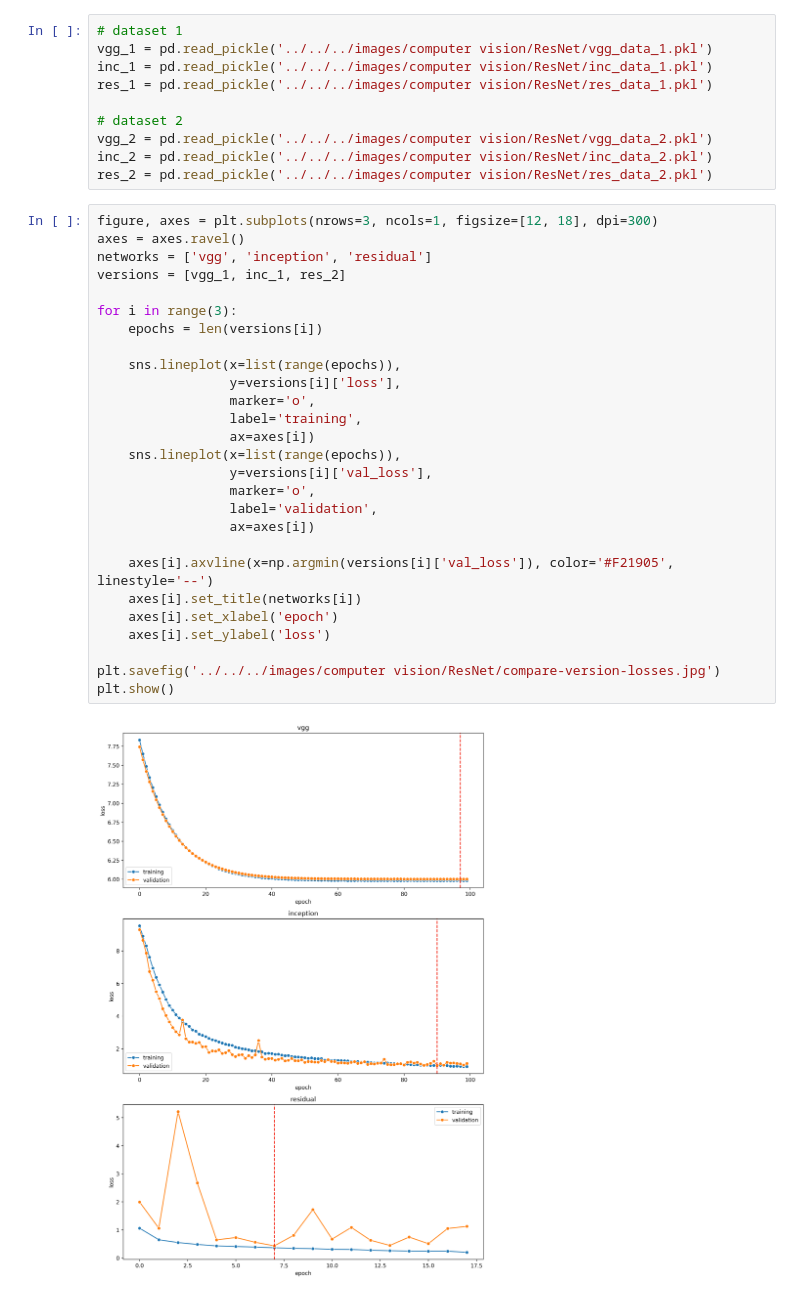
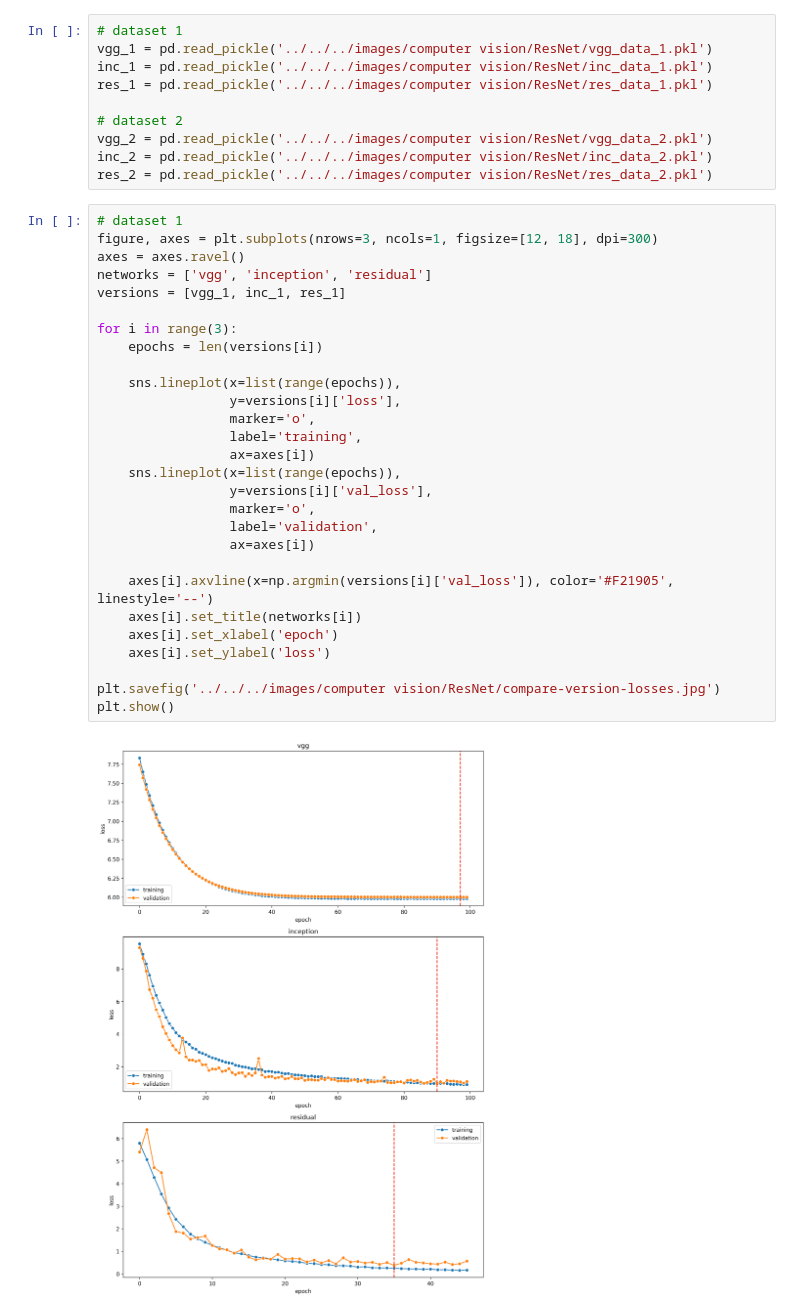
Before and after one commit to ashen007/DeepLearning-goes-deep, a Jupyter notebook: notebooks/computer vision/residual/test.ipynb, the cells around one changed output. Cells and saved outputs as stored; diff of their text form.

```diff
--- a/notebooks/computer vision/residual/test.ipynb
+++ b/notebooks/computer vision/residual/test.ipynb
@@ -50,31 +50,32 @@ vgg_2 = pd.read_pickle('../../../images/computer vision/ResNet/vgg_data_2.pkl')
 inc_2 = pd.read_pickle('../../../images/computer vision/ResNet/inc_data_2.pkl')
 res_2 = pd.read_pickle('../../../images/computer vision/ResNet/res_data_2.pkl')
 # %%
+# dataset 1
 figure, axes = plt.subplots(nrows=3, ncols=1, figsize=[12, 18], dpi=300)
 axes = axes.ravel()
 networks = ['vgg', 'inception', 'residual']
-versions = [vgg_1, inc_1, res_2]
+versions = [vgg_1, inc_1, res_1]
 
 for i in range(3):
     epochs = len(versions[i])
 
     sns.lineplot(x=list(range(epochs)),
                  y=versions[i]['loss'],
                  marker='o',
                  label='training',
                  ax=axes[i])
     sns.lineplot(x=list(range(epochs)),
                  y=versions[i]['val_loss'],
                  marker='o',
                  label='validation',
                  ax=axes[i])
 
     axes[i].axvline(x=np.argmin(versions[i]['val_loss']), color='#F21905', linestyle='--')
     axes[i].set_title(networks[i])
     axes[i].set_xlabel('epoch')
     axes[i].set_ylabel('loss')
 
 plt.savefig('../../../images/computer vision/ResNet/compare-version-losses.jpg')
 plt.show()
 # %% [output]
-[figure, old version]
+[figure, new version]
```
Also changed, not shown: parts of 1 cell of this notebook, 2 other files.
